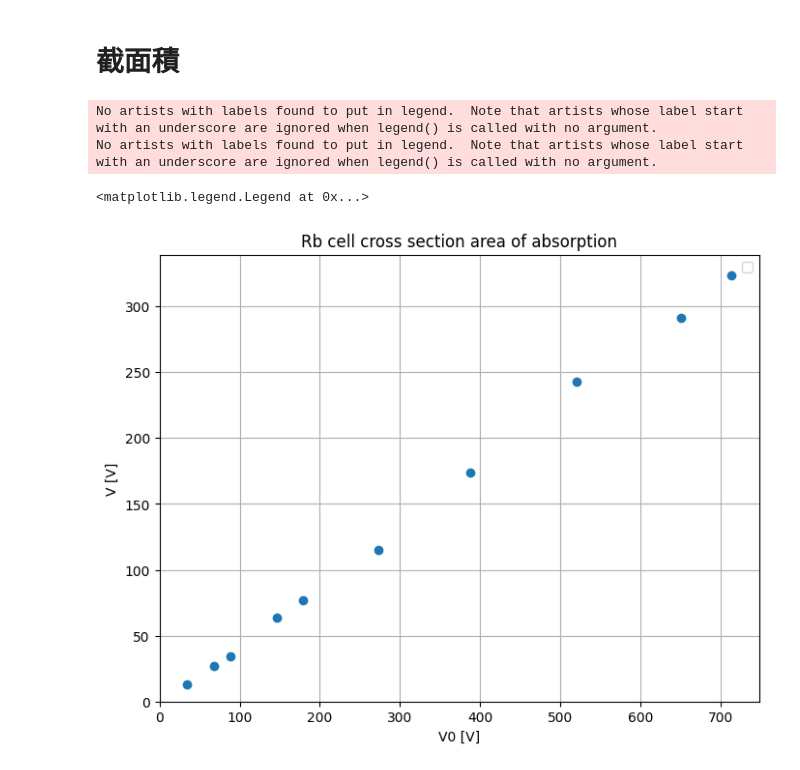
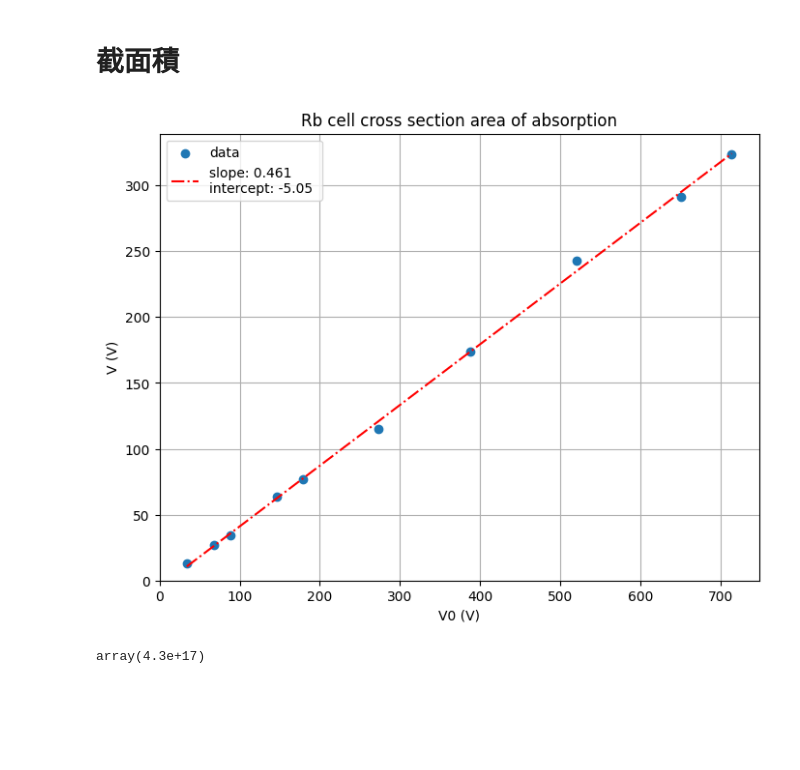
Before and after one commit to AnLei1627/112-2_Modern_Physics_Experiments, a Jupyter notebook: A3_Optical_Pumping/A3_data_analysis.ipynb, the cells around one changed output. Cells and saved outputs as stored; diff of their text form; code cells hidden in the pictures; blank space fills up the shorter version.

```diff
--- a/A3_Optical_Pumping/A3_data_analysis.ipynb
+++ b/A3_Optical_Pumping/A3_data_analysis.ipynb
@@ -71,11 +122,7 @@ B_earth= (4.70+/-0.10)e-05
 # %%
 rho = 1.60575E+17
 
 linreg = LinReg('Rb_cell_cross_section_area_of_absorption.csv')
-fig, ax = plt.subplots(1,1, figsize=(8,6))
-linreg.plot(ax)
+linreg.plot()
 # %% [output]
-No artists with labels found to put in legend.  Note that artists whose label start with an underscore are ignored when legend() is called with no argument.
-No artists with labels found to put in legend.  Note that artists whose label start with an underscore are ignored when legend() is called with no argument.
-<matplotlib.legend.Legend at 0x...>
-[figure, old version]
+[figure, new version]
@@ -81,0 +132,6 @@ No artists with labels found to put in legend.  Note that artists whose label st
+# %%
+from scipy.interpolate import interp1d
+rho_of_T = interp1d(rho_T.xs, rho_T.ys)
+rho_of_T(340)
+# %% [output]
+array(4.3e+17)
```
Also changed, not shown: parts of 5 cells of this notebook, 5 other files.
